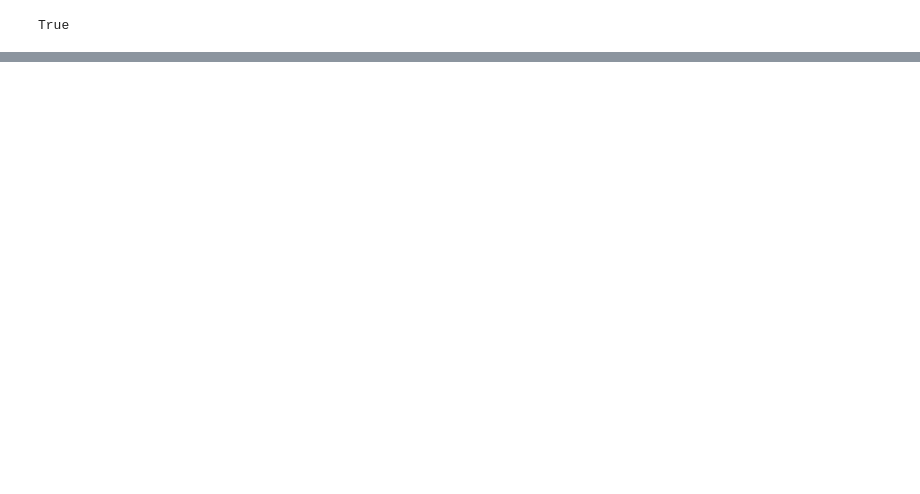
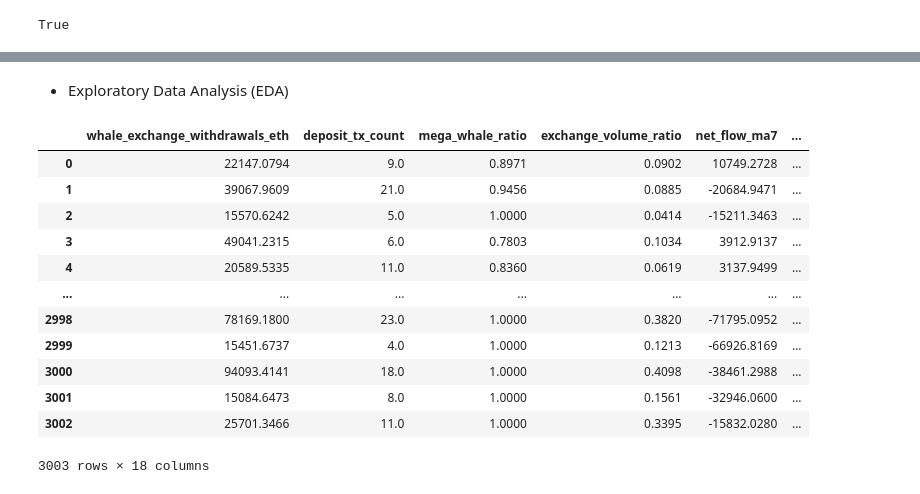
Before and after one commit to FirstBML/Whale-Movement-Based-Price-Direction-Generator-V2, a Jupyter notebook: WhalesIntent/Intent/NoteBookLatest.ipynb, the cells around one changed output, grey strips where cells are left out. Cells and saved outputs as stored; diff of their text form; code cells hidden in the pictures; blank space fills up the shorter version.

```diff
--- a/WhalesIntent/Intent/NoteBookLatest.ipynb
+++ b/WhalesIntent/Intent/NoteBookLatest.ipynb
@@ -2301,0 +674,18 @@ Reasons: no_structural_break
+# %% [markdown]
+- Exploratory Data Analysis (EDA)
+# %%
+pd.read_csv('data/whale_ml_ready.csv')
+# %% [output]
+|  | whale_exchange_withdrawals_eth | deposit_tx_count | mega_whale_ratio | exchange_volume_ratio | net_flow_ma7 | ... |
+| 0 | 22147.0794 | 9.0 | 0.8971 | 0.0902 | 10749.2728 | ... |
+| 1 | 39067.9609 | 21.0 | 0.9456 | 0.0885 | -20684.9471 | ... |
+| 2 | 15570.6242 | 5.0 | 1.0000 | 0.0414 | -15211.3463 | ... |
+| 3 | 49041.2315 | 6.0 | 0.7803 | 0.1034 | 3912.9137 | ... |
+| 4 | 20589.5335 | 11.0 | 0.8360 | 0.0619 | 3137.9499 | ... |
+| ... | ... | ... | ... | ... | ... | ... |
+| 2998 | 78169.1800 | 23.0 | 1.0000 | 0.3820 | -71795.0952 | ... |
+| 2999 | 15451.6737 | 4.0 | 1.0000 | 0.1213 | -66926.8169 | ... |
+| 3000 | 94093.4141 | 18.0 | 1.0000 | 0.4098 | -38461.2988 | ... |
+| 3001 | 15084.6473 | 8.0 | 1.0000 | 0.1561 | -32946.0600 | ... |
+| 3002 | 25701.3466 | 11.0 | 1.0000 | 0.3395 | -15832.0280 | ... |
+3003 rows × 18 columns
```
Also changed, not shown: parts of 23 cells of this notebook, 5 other files.
